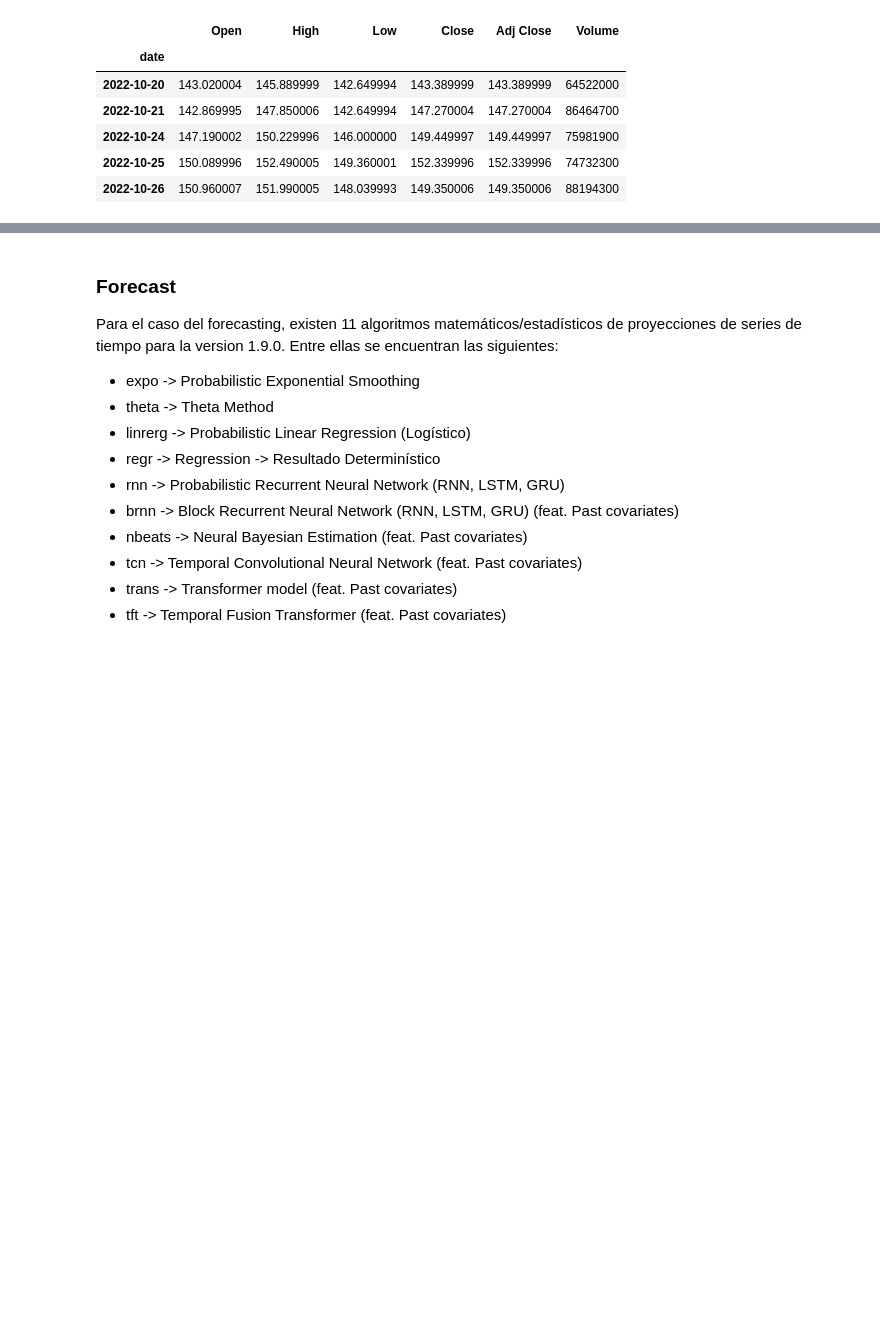
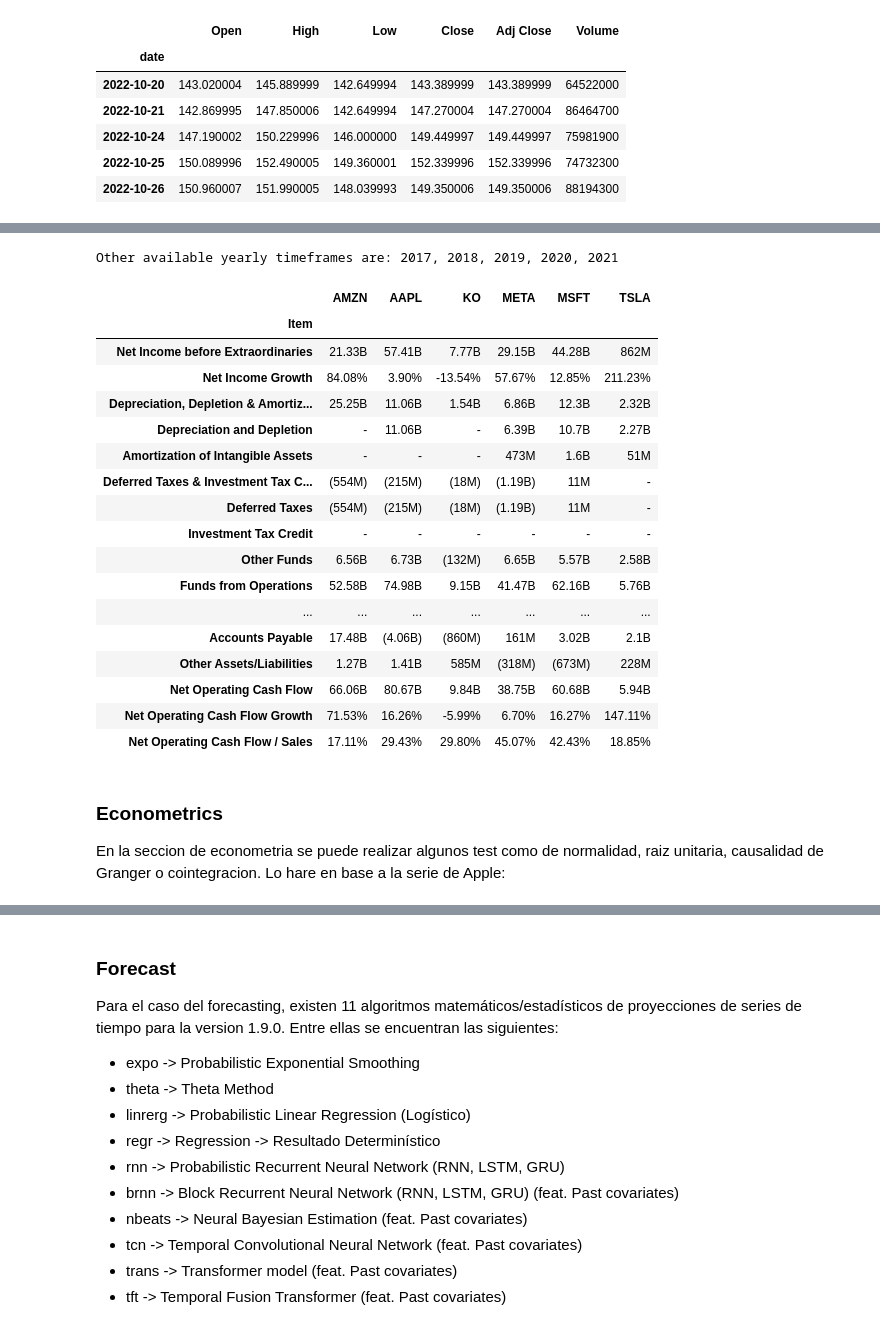
Before and after one commit to mauricioalvaradoo/openbb_terminal, a Jupyter notebook: openbb_inspection.ipynb, the cells around one changed output, grey strips where cells are left out. Saved outputs shown, nothing was run; the diff lists cells and outputs as text; code cells hidden in the pictures; blank space fills up the shorter version.

```diff
--- a/openbb_inspection.ipynb
+++ b/openbb_inspection.ipynb
@@ -52,0 +79,25 @@ Loading Daily AAPL stock with starting period 2020-01-02 for analysis.
+# %%
+openbb.stocks.ca.cashflow(["AMZN", "AAPL", "KO", "META", "MSFT", "TSLA"], timeframe="2020")
+# %% [output]
+Other available yearly timeframes are: 2017, 2018, 2019, 2020, 2021
+|  | AMZN | AAPL | KO | META | MSFT | TSLA |
+| Item |  |  |  |  |  |  |
+| Net Income before Extraordinaries | 21.33B | 57.41B | 7.77B | 29.15B | 44.28B | 862M |
+| Net Income Growth | 84.08% | 3.90% | -13.54% | 57.67% | 12.85% | 211.23% |
+| Depreciation, Depletion & Amortiz... | 25.25B | 11.06B | 1.54B | 6.86B | 12.3B | 2.32B |
+| Depreciation and Depletion | - | 11.06B | - | 6.39B | 10.7B | 2.27B |
+| Amortization of Intangible Assets | - | - | - | 473M | 1.6B | 51M |
+| Deferred Taxes & Investment Tax C... | (554M) | (215M) | (18M) | (1.19B) | 11M | - |
+| Deferred Taxes | (554M) | (215M) | (18M) | (1.19B) | 11M | - |
+| Investment Tax Credit | - | - | - | - | - | - |
+| Other Funds | 6.56B | 6.73B | (132M) | 6.65B | 5.57B | 2.58B |
+| Funds from Operations | 52.58B | 74.98B | 9.15B | 41.47B | 62.16B | 5.76B |
+| ... | ... | ... | ... | ... | ... | ... |
+| Accounts Payable | 17.48B | (4.06B) | (860M) | 161M | 3.02B | 2.1B |
+| Other Assets/Liabilities | 1.27B | 1.41B | 585M | (318M) | (673M) | 228M |
+| Net Operating Cash Flow | 66.06B | 80.67B | 9.84B | 38.75B | 60.68B | 5.94B |
+| Net Operating Cash Flow Growth | 71.53% | 16.26% | -5.99% | 6.70% | 16.27% | 147.11% |
+| Net Operating Cash Flow / Sales | 17.11% | 29.43% | 29.80% | 45.07% | 42.43% | 18.85% |
+# %% [markdown]
+### Econometrics
+En la seccion de econometria se puede realizar algunos test como de normalidad, raiz unitaria, causalidad de Granger o cointegracion. Lo hare en base a la serie de Apple:
```
Also changed, not shown: parts of 23 cells of this notebook.
